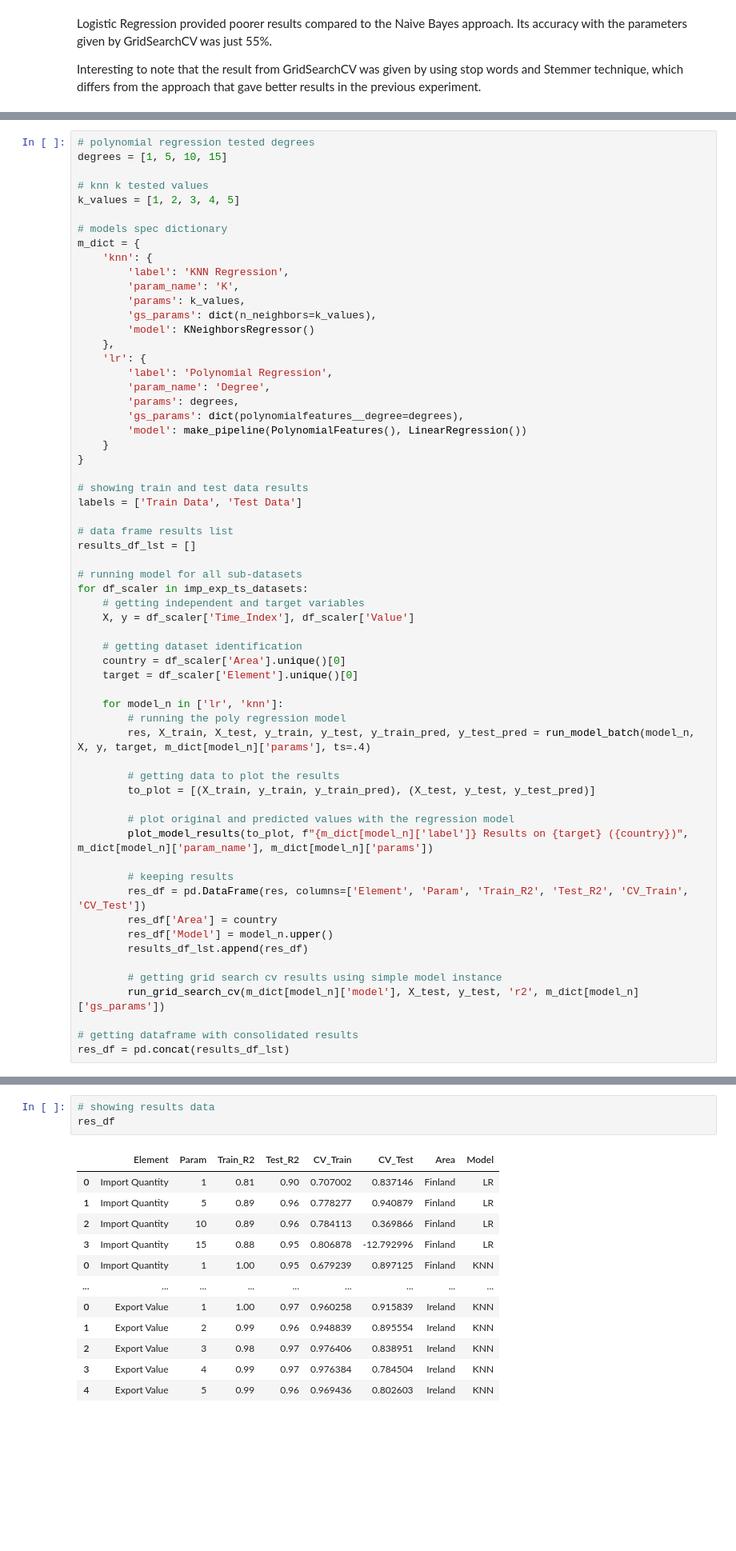
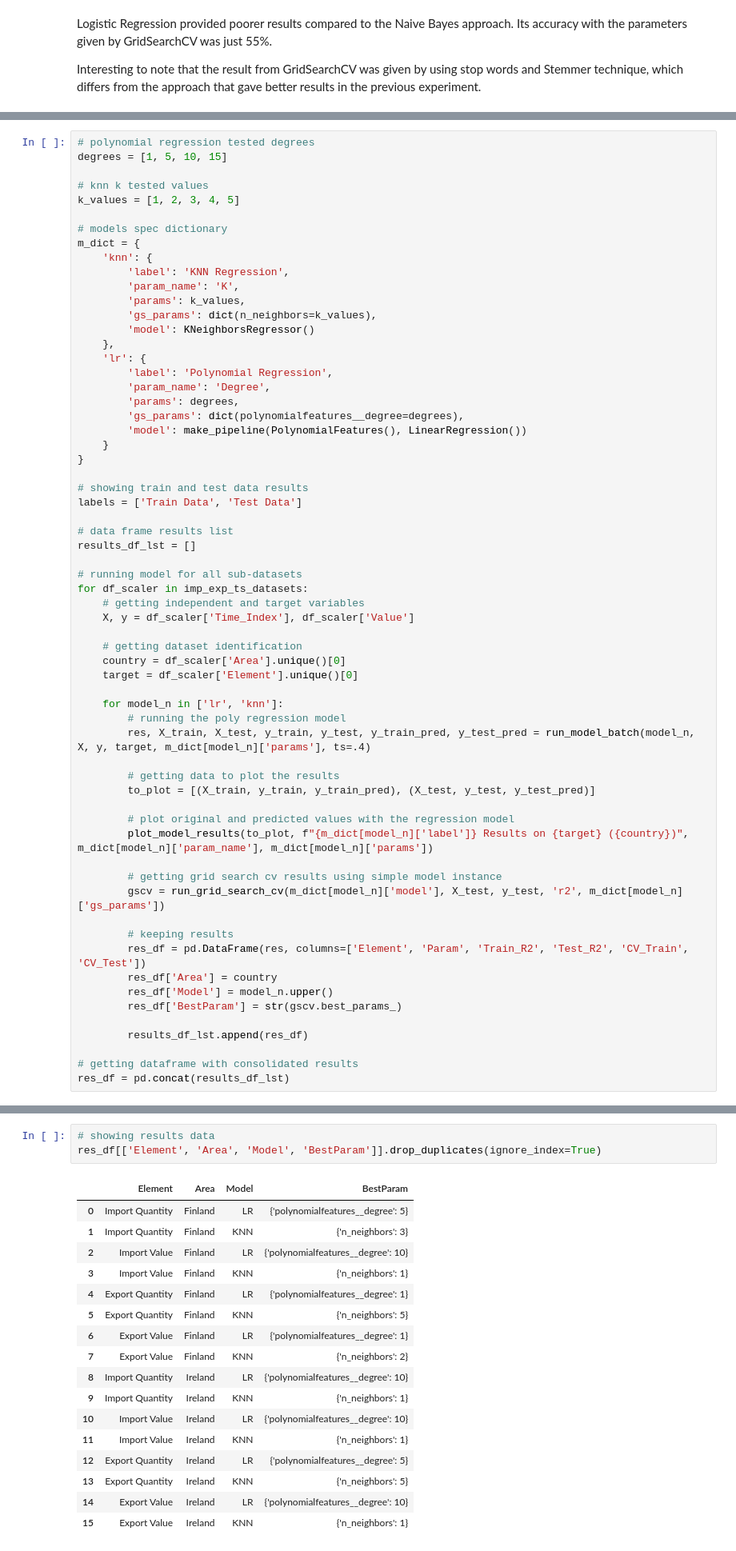
Before and after one commit to CCT-MastersDA/cct-ca2, a Jupyter notebook: jupyter/ML.ipynb, the cells around one changed output, grey strips where cells are left out. Shown at 80% size. Saved outputs shown, nothing was run; the diff lists cells and outputs as text; blank space fills up the shorter version.

```diff
--- a/jupyter/ML.ipynb
+++ b/jupyter/ML.ipynb
@@ -827,14 +924,16 @@ for df_scaler in imp_exp_ts_datasets:
         # plot original and predicted values with the regression model
         plot_model_results(to_plot, f"{m_dict[model_n]['label']} Results on {target} ({country})", m_dict[model_n]['param_name'], m_dict[model_n]['params'])
 
+        # getting grid search cv results using simple model instance
+        gscv = run_grid_search_cv(m_dict[model_n]['model'], X_test, y_test, 'r2', m_dict[model_n]['gs_params'])
+
         # keeping results
         res_df = pd.DataFrame(res, columns=['Element', 'Param', 'Train_R2', 'Test_R2', 'CV_Train', 'CV_Test'])
         res_df['Area'] = country
         res_df['Model'] = model_n.upper()
+        res_df['BestParam'] = str(gscv.best_params_)
+
         results_df_lst.append(res_df)
-
-        # getting grid search cv results using simple model instance
-        run_grid_search_cv(m_dict[model_n]['model'], X_test, y_test, 'r2', m_dict[model_n]['gs_params'])
 
 # getting dataframe with consolidated results
 res_df = pd.concat(results_df_lst)
@@ -871,16 +977,21 @@ Best parameters: {'n_neighbors': 1}
 # %%
 # showing results data
-res_df
+res_df[['Element', 'Area', 'Model', 'BestParam']].drop_duplicates(ignore_index=True)
 # %% [output]
-|  | Element | Param | Train_R2 | Test_R2 | CV_Train | CV_Test | Area | Model |
-| 0 | Import Quantity | 1 | 0.81 | 0.90 | 0.707002 | 0.837146 | Finland | LR |
-| 1 | Import Quantity | 5 | 0.89 | 0.96 | 0.778277 | 0.940879 | Finland | LR |
-| 2 | Import Quantity | 10 | 0.89 | 0.96 | 0.784113 | 0.369866 | Finland | LR |
-| 3 | Import Quantity | 15 | 0.88 | 0.95 | 0.806878 | -12.792996 | Finland | LR |
-| 0 | Import Quantity | 1 | 1.00 | 0.95 | 0.679239 | 0.897125 | Finland | KNN |
-| ... | ... | ... | ... | ... | ... | ... | ... | ... |
-| 0 | Export Value | 1 | 1.00 | 0.97 | 0.960258 | 0.915839 | Ireland | KNN |
-| 1 | Export Value | 2 | 0.99 | 0.96 | 0.948839 | 0.895554 | Ireland | KNN |
-| 2 | Export Value | 3 | 0.98 | 0.97 | 0.976406 | 0.838951 | Ireland | KNN |
-| 3 | Export Value | 4 | 0.99 | 0.97 | 0.976384 | 0.784504 | Ireland | KNN |
-| 4 | Export Value | 5 | 0.99 | 0.96 | 0.969436 | 0.802603 | Ireland | KNN |
+|  | Element | Area | Model | BestParam |
+| 0 | Import Quantity | Finland | LR | {'polynomialfeatures__degree': 5} |
+| 1 | Import Quantity | Finland | KNN | {'n_neighbors': 3} |
+| 2 | Import Value | Finland | LR | {'polynomialfeatures__degree': 10} |
+| 3 | Import Value | Finland | KNN | {'n_neighbors': 1} |
+| 4 | Export Quantity | Finland | LR | {'polynomialfeatures__degree': 1} |
+| 5 | Export Quantity | Finland | KNN | {'n_neighbors': 5} |
+| 6 | Export Value | Finland | LR | {'polynomialfeatures__degree': 1} |
+| 7 | Export Value | Finland | KNN | {'n_neighbors': 2} |
+| 8 | Import Quantity | Ireland | LR | {'polynomialfeatures__degree': 10} |
+| 9 | Import Quantity | Ireland | KNN | {'n_neighbors': 1} |
+| 10 | Import Value | Ireland | LR | {'polynomialfeatures__degree': 10} |
+| 11 | Import Value | Ireland | KNN | {'n_neighbors': 1} |
+| 12 | Export Quantity | Ireland | LR | {'polynomialfeatures__degree': 5} |
+| 13 | Export Quantity | Ireland | KNN | {'n_neighbors': 5} |
+| 14 | Export Value | Ireland | LR | {'polynomialfeatures__degree': 10} |
+| 15 | Export Value | Ireland | KNN | {'n_neighbors': 1} |
```
Also changed, not shown: parts of 32 cells of this notebook, 2 other files.
